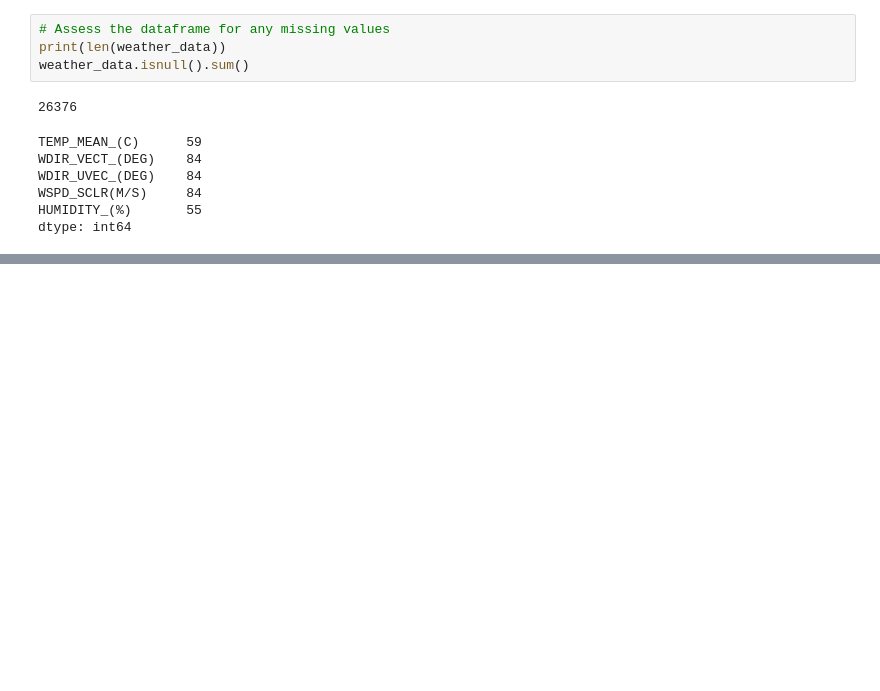
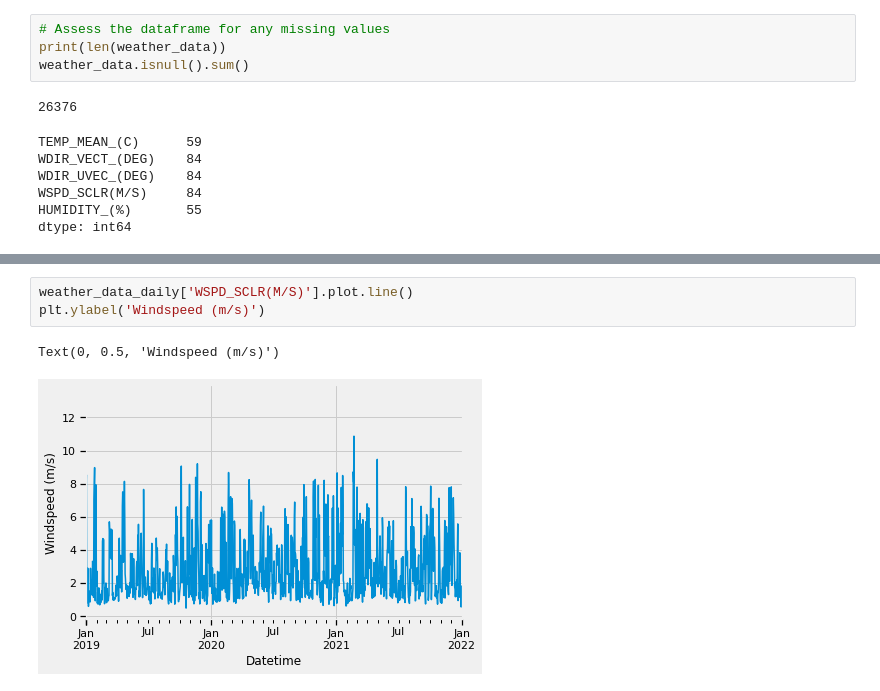
Before and after one commit to mirandadoris/CIV1498_Project2_Pythoneers, a Jupyter notebook: 1-Data_cleaning/Weather_Data_Cleaning.ipynb, the cells around one changed output, grey strips where cells are left out. Saved outputs shown, nothing was run; the diff lists cells and outputs as text; blank space fills up the shorter version.

```diff
--- a/1-Data_cleaning/Weather_Data_Cleaning.ipynb
+++ b/1-Data_cleaning/Weather_Data_Cleaning.ipynb
@@ -117,0 +126,6 @@ dtype: int64
+# %%
+weather_data_daily['WSPD_SCLR(M/S)'].plot.line()
+plt.ylabel('Windspeed (m/s)')
+# %% [output]
+Text(0, 0.5, 'Windspeed (m/s)')
+[figure, added]
```
Also changed, not shown: parts of 1 cell of this notebook.
